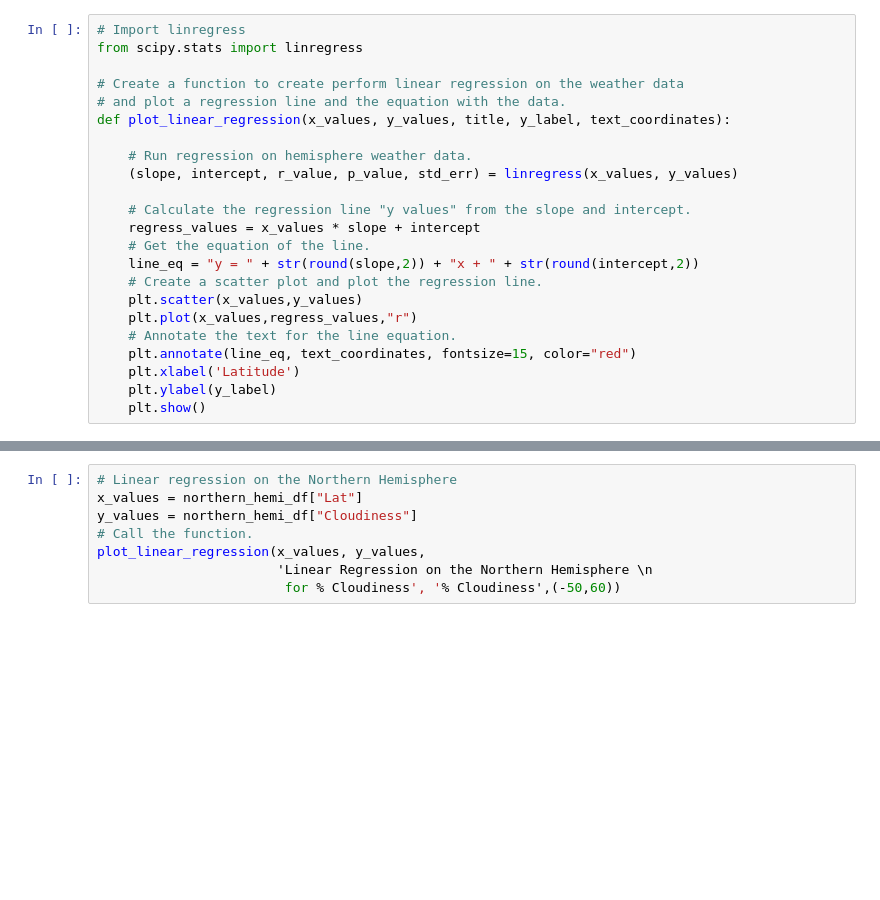
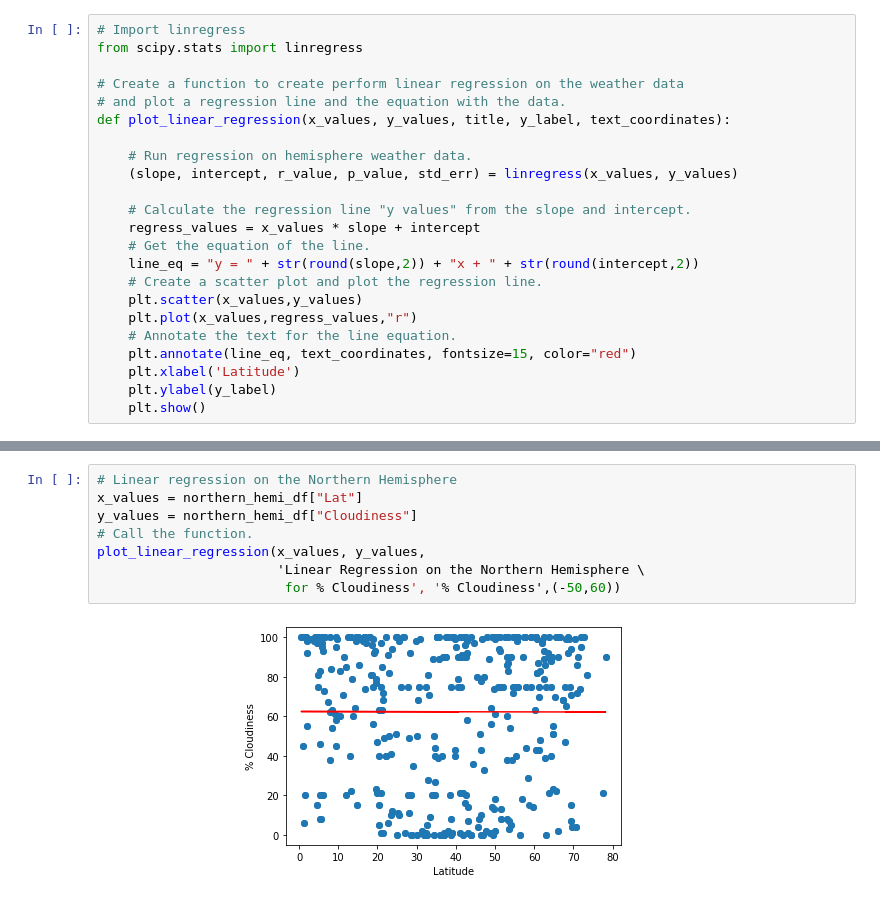
Before and after one commit to Cassiexu123/World_Weather_Analysis, a Jupyter notebook: WeatherPy.ipynb, the cells around one changed output, grey strips where cells are left out. Cells and saved outputs as stored; diff of their text form; blank space fills up the shorter version.

```diff
--- a/WeatherPy.ipynb
+++ b/WeatherPy.ipynb
@@ -408,11 +407,13 @@ plot_linear_regression(x_values, y_values,
 # %%
 # Linear regression on the Northern Hemisphere
 x_values = northern_hemi_df["Lat"]
 y_values = northern_hemi_df["Cloudiness"]
 # Call the function.
 plot_linear_regression(x_values, y_values,
-                       'Linear Regression on the Northern Hemisphere \n
+                       'Linear Regression on the Northern Hemisphere \
                         for % Cloudiness', '% Cloudiness',(-50,60))
+# %% [output]
+[figure, added]
 # %%
 # Linear regression on the Southern Hemisphere
 x_values = southern_hemi_df["Lat"]
```
Also changed, not shown: parts of 18 cells of this notebook, 15 other files.
